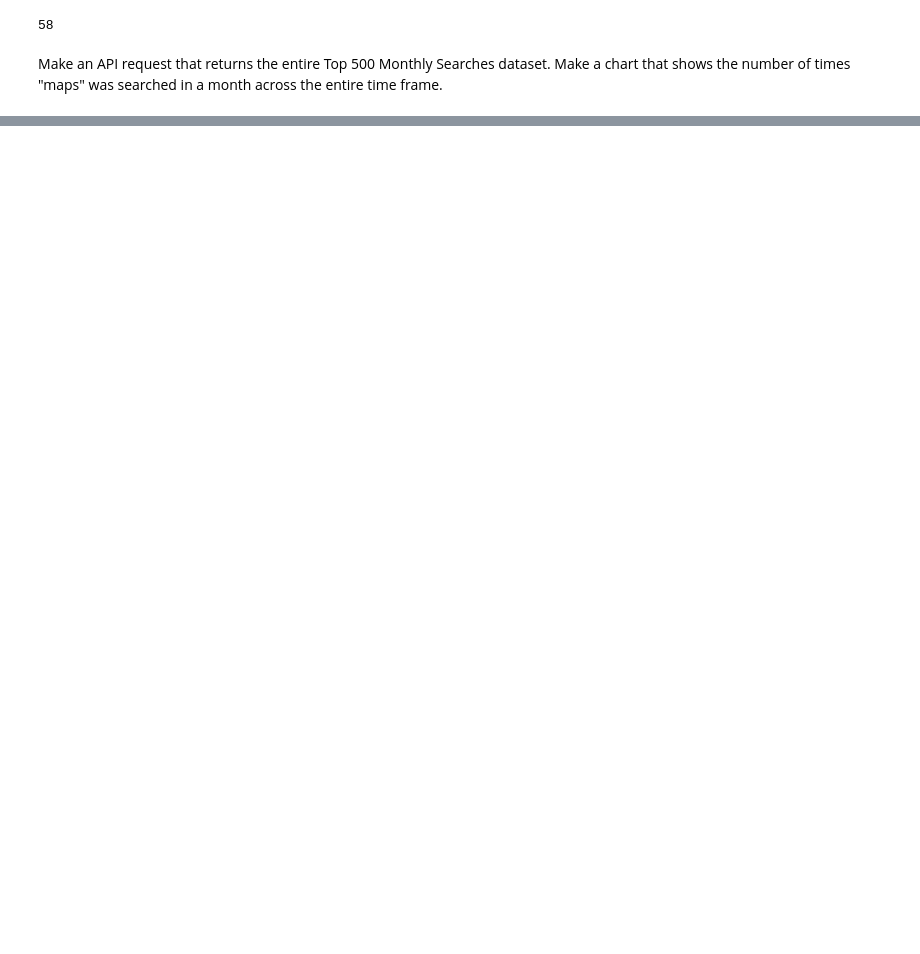
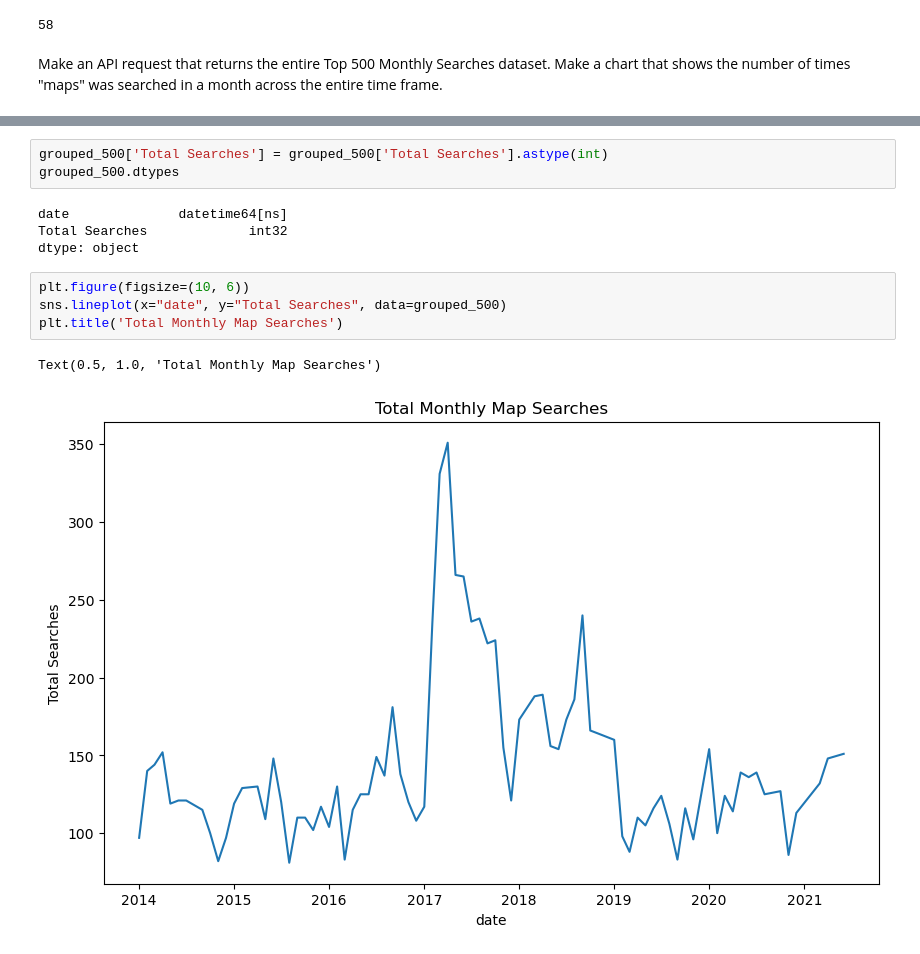
Before and after one commit to NSS-Data-Analytics-Cohort-10/api-elisianguyen, a Jupyter notebook: notebooks/api_notebook.ipynb, the cells around one changed output, grey strips where cells are left out. Saved outputs shown, nothing was run; the diff lists cells and outputs as text; blank space fills up the shorter version.

```diff
--- a/notebooks/api_notebook.ipynb
+++ b/notebooks/api_notebook.ipynb
@@ -178,0 +208,14 @@ grouped_500
+# %%
+grouped_500['Total Searches'] = grouped_500['Total Searches'].astype(int)
+grouped_500.dtypes
+# %% [output]
+date              datetime64[ns]
+Total Searches             int32
+dtype: object
+# %%
+plt.figure(figsize=(10, 6))
+sns.lineplot(x="date", y="Total Searches", data=grouped_500)
+plt.title('Total Monthly Map Searches')
+# %% [output]
+Text(0.5, 1.0, 'Total Monthly Map Searches')
+[figure, added]
```
Also changed, not shown: parts of 9 cells of this notebook.
